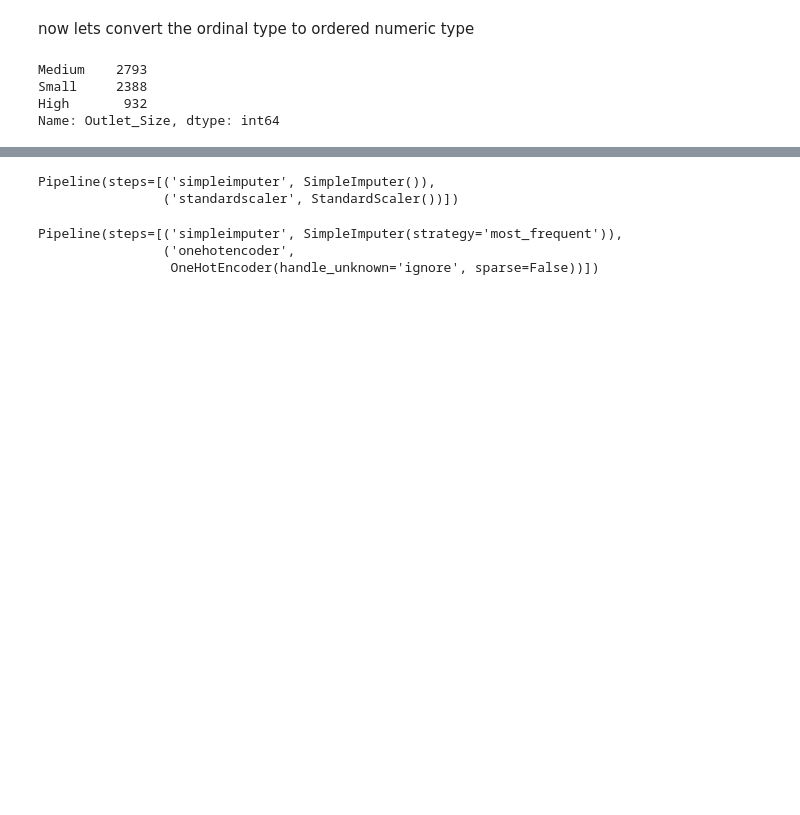
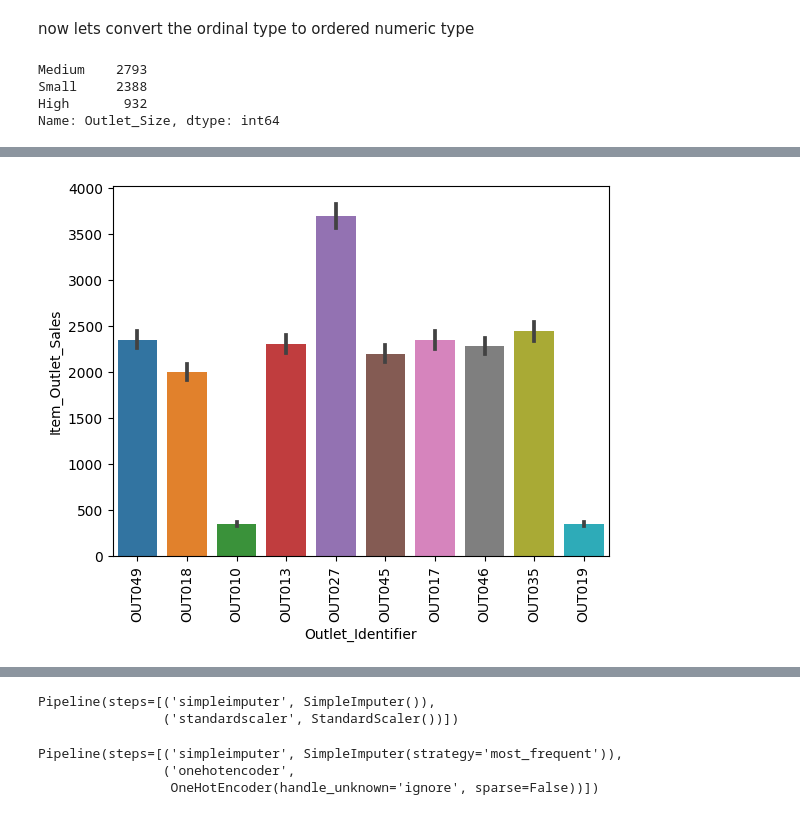
Before and after one commit to elleniayele/Prediction-of-Product-Sales1, a Jupyter notebook: prediction of sales in pipelines and transformers.ipynb, the cells around one changed output, grey strips where cells are left out. Saved outputs shown, nothing was run; the diff lists cells and outputs as text; code cells hidden in the pictures; blank space fills up the shorter version.

```diff
--- a/prediction of sales in pipelines and transformers.ipynb
+++ b/prediction of sales in pipelines and transformers.ipynb
@@ -85,0 +119,6 @@ dropping column
+# %%
+df['Outlet_Identifier']
+ax =  sns.barplot(x='Outlet_Identifier', y='Item_Outlet_Sales', data=df)
+ax.tick_params(axis = 'x', rotation = 90);
+# %% [output]
+[figure, added]
```
Also changed, not shown: parts of 32 cells of this notebook.
